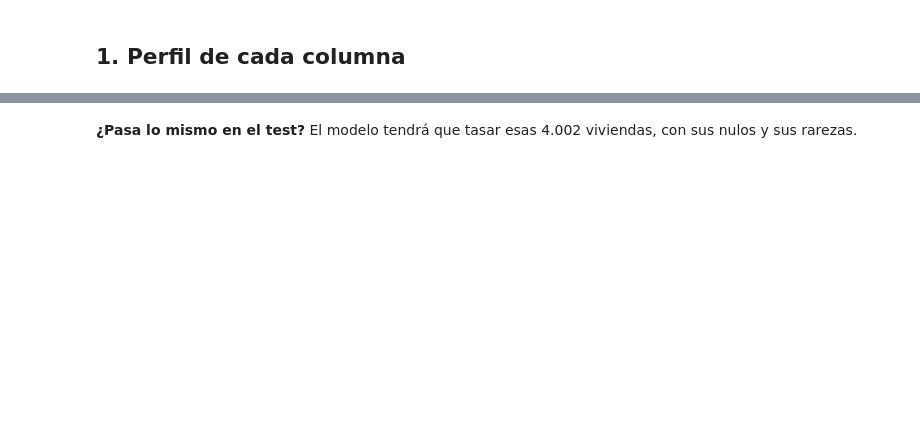
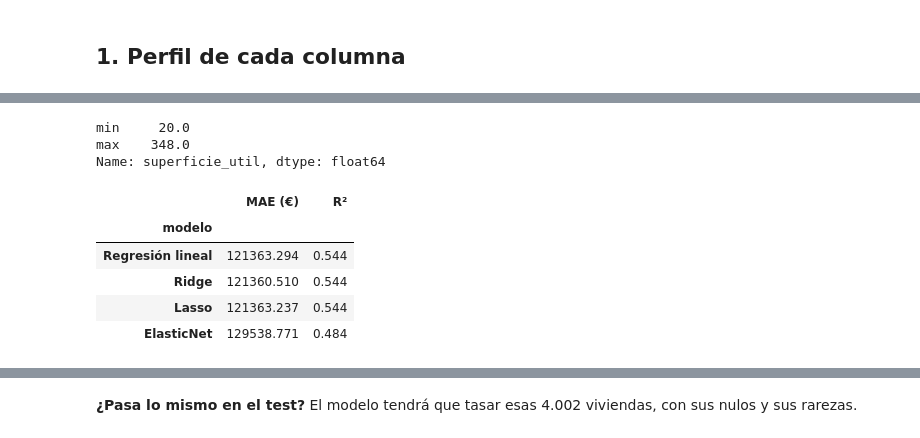
Before and after one commit to tessaforns/mp2-equipo1, a Jupyter notebook: notebooks/exploracion.ipynb, the cells around one changed output, grey strips where cells are left out. Saved outputs shown, nothing was run; the diff lists cells and outputs as text; code cells hidden in the pictures; blank space fills up the shorter version.

Commit message:
update model

```diff
--- a/notebooks/exploracion.ipynb
+++ b/notebooks/exploracion.ipynb
@@ -38,0 +59,73 @@ perfil(entrenamiento)
+# %%
+entrenamiento["superficie_util"].agg(["min", "max"])
+# %% [output]
+min     20.0
+max    348.0
+Name: superficie_util, dtype: float64
+# %%
+from sklearn.linear_model import ElasticNet, Lasso, LinearRegression, Ridge
+from sklearn.metrics import mean_absolute_error, r2_score
+from sklearn.pipeline import make_pipeline
+from sklearn.preprocessing import StandardScaler
+
+datos_superficie = entrenamiento[["superficie_util", "precio"]].dropna()
+datos_superficie = datos_superficie[
+    np.isfinite(datos_superficie["superficie_util"])
+    & np.isfinite(datos_superficie["precio"])
+]
+
+X_superficie = datos_superficie[["superficie_util"]]
+y_precio = datos_superficie["precio"]
+
+modelos_superficie = {
+    "Regresión lineal": make_pipeline(StandardScaler(), LinearRegression()),
+    "Ridge": make_pipeline(StandardScaler(), Ridge(alpha=1.0)),
+    "Lasso": make_pipeline(StandardScaler(), Lasso(alpha=1.0, max_iter=10000)),
+    "ElasticNet": make_pipeline(
+        StandardScaler(), ElasticNet(alpha=1.0, l1_ratio=0.5, max_iter=10000)
+    ),
+}
+
+tabla_metricas = []
+x_linea_superficie = np.linspace(
+    X_superficie["superficie_util"].min(),
+    X_superficie["superficie_util"].max(),
+    100,
+).reshape(-1, 1)
+
+figura_superficie = px.scatter(
+    datos_superficie,
+    x="superficie_util",
+    y="precio",
+    opacity=0.35,
+    template="simple_white",
+    title="Modelos lineales: superficie útil y precio",
+    labels={"superficie_util": "Superficie útil (m²)", "precio": "Precio (€)"},
+)
+
+for nombre, modelo in modelos_superficie.items():
+    modelo.fit(X_superficie, y_precio)
+    predicciones = modelo.predict(X_superficie)
+
+    tabla_metricas.append({
+        "modelo": nombre,
+        "MAE (€)": mean_absolute_error(y_precio, predicciones),
+        "R²": r2_score(y_precio, predicciones),
+    })
+
+    figura_superficie.add_scatter(
+        x=x_linea_superficie.ravel(),
+        y=modelo.predict(x_linea_superficie),
+        mode="lines",
+        name=nombre,
+    )
+
+display(pd.DataFrame(tabla_metricas).set_index("modelo").round(3))
+figura_superficie.show()
+# %% [output]
+|  | MAE (€) | R² |
+| modelo |  |  |
+| Regresión lineal | 121363.294 | 0.544 |
+| Ridge | 121360.510 | 0.544 |
+| Lasso | 121363.237 | 0.544 |
+| ElasticNet | 129538.771 | 0.484 |
```
Also changed, not shown: parts of 15 cells of this notebook, 7 other files.
